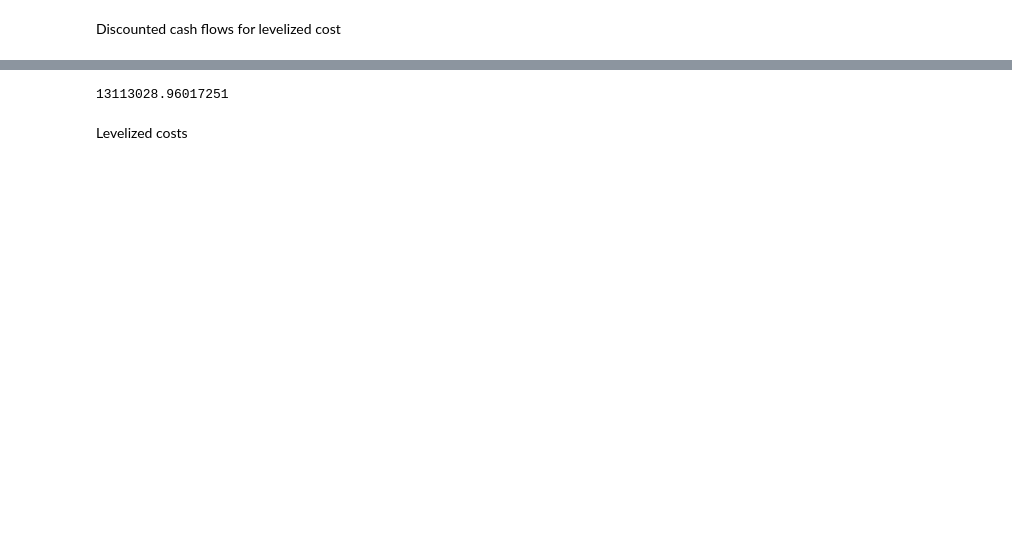
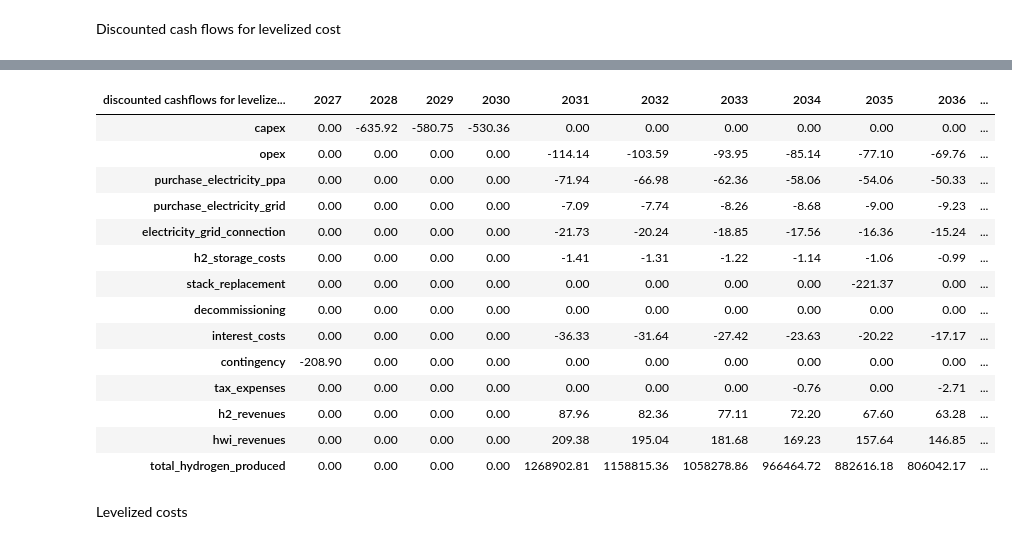
Before and after one commit to DinaBoer/NSE6, a Jupyter notebook: EL_working_file.ipynb, the cells around one changed output, grey strips where cells are left out. Saved outputs shown, nothing was run; the diff lists cells and outputs as text; code cells hidden in the pictures; blank space fills up the shorter version.

```diff
--- a/EL_working_file.ipynb
+++ b/EL_working_file.ipynb
@@ -573,0 +436,31 @@ taxes_and_profits_part2(el_capex_100mw,
+# %%
+def taxes_and_profits_part2(**kwargs):
+    ''' This function creates a dataframe that contains all cashflows for taxes and profits
+        This is the second part of the taxes and profits calculations.'''
+
+    # Using **kwargs we can pass the dictionary of parameters from the input data file into the function here
+
+    # 1. Get the timelines
+    calendar_years = construct_calendar_year_list(**kwargs)
+
+    # 2. Get the dataframes constructed in the previous steps
+    df_taxes_profits = taxes_and_profits_part1(**kwargs)
+    df_debt_and_loan = debt_and_loan_part1(**kwargs)
+
+    # 3. Import interest costs from the debt and loan df and add to taxes & profits df
+    interest_costs = df_debt_and_loan.loc['repayment_interest']
+    df_taxes_profits.loc['interest_costs'] = interest_costs
+
+    # 4. Calculate EBT = EBIT + interest_costs
+    df_taxes_profits.loc['ebt'] = df_taxes_profits.loc['ebit'] + interest_costs
+
+    # 5. Calculate tax expenses
+    # If EBT>0, calculate tax, else 0
+
+    ebt_series = df_taxes_profits.loc['ebt']
+    df_taxes_profits.loc['tax_expenses'] = np.where(ebt_series > 0, -ebt_series * el_income_tax_rate, 0.0)
+
+    # 6. Calculate net profits by adding tax expenses to ebt
+    df_taxes_profits.loc['net_profits'] = df_taxes_profits.loc['ebt'] + df_taxes_profits.loc['tax_expenses']
+
+    return df_taxes_profits
@@ -1267,19 +769,0 @@ discounted_cashflows_for_levelized_cost(el_capex_100mw,
-# %%
-discounted_cashflows_for_levelized_cost(el_capex_100mw,
-                                        df_el_opex_100mw,
-                                        el_inflation,
-                                        el_annual_electricity_costs_ppa,
-                                        el_annual_electricity_costs_grid,
-                                        el_electricity_grid_connection,
-                                        el_h2_storage_costs,
-                                        df_stack_replacement_100mw,
-                                        el_h2_revenues,
-                                        el_hwi_revenues,
-                                        el_decommissioning_percentage,
-                                        el_loan_percentage,
-                                        el_loan_interest_rate,
-                                        el_income_tax_rate,
-                                        el_general_wacc,
-                                        el_lifetime).loc['total_electricity_produced'].sum()
-# %% [output]
-13113028.96017251
@@ -1286,2 +840,20 @@ discounted_cashflows_for_levelized_cost(el_capex_100mw,
+# %%
+discounted_cashflows_for_levelized_cost(**el_parameters).style.format(precision=2)
+# %% [output]
+| discounted cashflows for levelize... | 2027 | 2028 | 2029 | 2030 | 2031 | 2032 | 2033 | 2034 | 2035 | 2036 | ... |
+| capex | 0.00 | -635.92 | -580.75 | -530.36 | 0.00 | 0.00 | 0.00 | 0.00 | 0.00 | 0.00 | ... |
+| opex | 0.00 | 0.00 | 0.00 | 0.00 | -114.14 | -103.59 | -93.95 | -85.14 | -77.10 | -69.76 | ... |
+| purchase_electricity_ppa | 0.00 | 0.00 | 0.00 | 0.00 | -71.94 | -66.98 | -62.36 | -58.06 | -54.06 | -50.33 | ... |
+| purchase_electricity_grid | 0.00 | 0.00 | 0.00 | 0.00 | -7.09 | -7.74 | -8.26 | -8.68 | -9.00 | -9.23 | ... |
+| electricity_grid_connection | 0.00 | 0.00 | 0.00 | 0.00 | -21.73 | -20.24 | -18.85 | -17.56 | -16.36 | -15.24 | ... |
+| h2_storage_costs | 0.00 | 0.00 | 0.00 | 0.00 | -1.41 | -1.31 | -1.22 | -1.14 | -1.06 | -0.99 | ... |
+| stack_replacement | 0.00 | 0.00 | 0.00 | 0.00 | 0.00 | 0.00 | 0.00 | 0.00 | -221.37 | 0.00 | ... |
+| decommissioning | 0.00 | 0.00 | 0.00 | 0.00 | 0.00 | 0.00 | 0.00 | 0.00 | 0.00 | 0.00 | ... |
+| interest_costs | 0.00 | 0.00 | 0.00 | 0.00 | -36.33 | -31.64 | -27.42 | -23.63 | -20.22 | -17.17 | ... |
+| contingency | -208.90 | 0.00 | 0.00 | 0.00 | 0.00 | 0.00 | 0.00 | 0.00 | 0.00 | 0.00 | ... |
+| tax_expenses | 0.00 | 0.00 | 0.00 | 0.00 | 0.00 | 0.00 | 0.00 | -0.76 | 0.00 | -2.71 | ... |
+| h2_revenues | 0.00 | 0.00 | 0.00 | 0.00 | 87.96 | 82.36 | 77.11 | 72.20 | 67.60 | 63.28 | ... |
+| hwi_revenues | 0.00 | 0.00 | 0.00 | 0.00 | 209.38 | 195.04 | 181.68 | 169.23 | 157.64 | 146.85 | ... |
+| total_hydrogen_produced | 0.00 | 0.00 | 0.00 | 0.00 | 1268902.81 | 1158815.36 | 1058278.86 | 966464.72 | 882616.18 | 806042.17 | ... |
 # %% [markdown]
 Levelized costs
```
Also changed, not shown: parts of 64 cells of this notebook, 3 other files.
